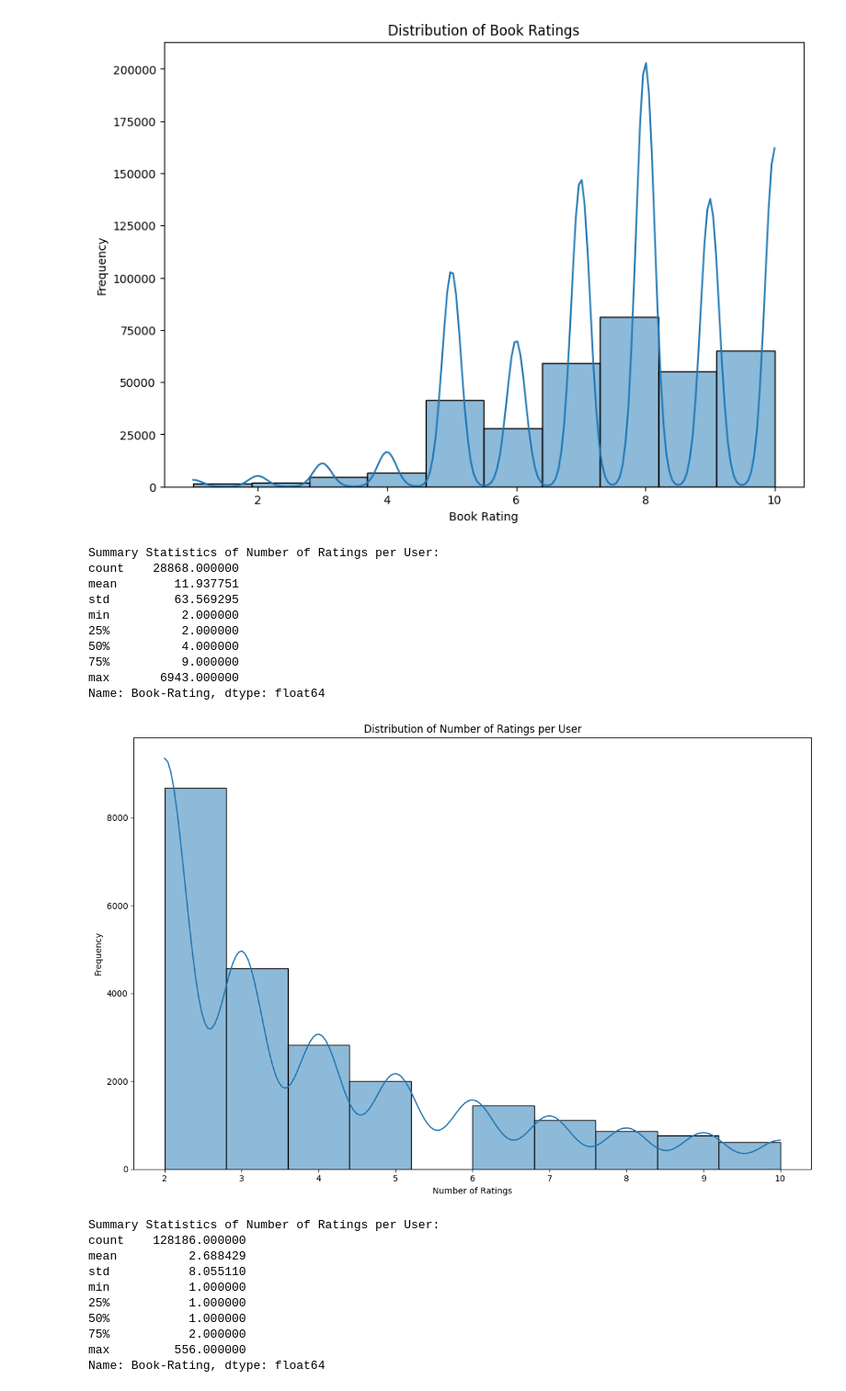
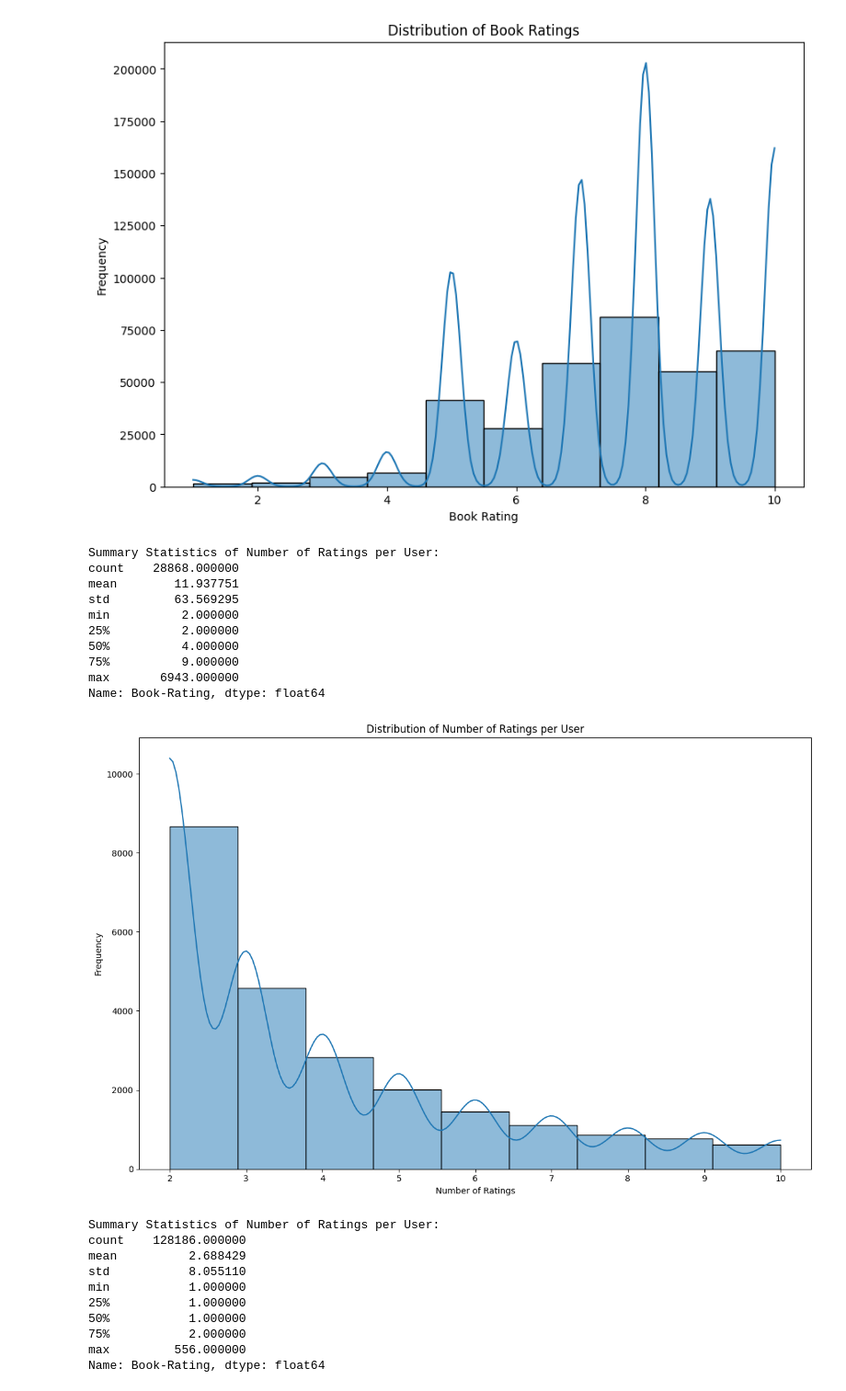
Before and after one commit to Marina-01/ComputingBooks, a Jupyter notebook: tensorflowrecommend.ipynb, the cells around one changed output. Shown at 92% size. Drawn from its saved outputs; the diff is of its cells as text; code cells hidden in the pictures.

```diff
--- a/tensorflowrecommend.ipynb
+++ b/tensorflowrecommend.ipynb
@@ -128,34 +74,34 @@ plt.show()
 # %%
 # Calculate number of ratings per user
 ratings_per_user = df_selected.groupby('User-ID')['Book-Rating'].count()
 # Optionally, print summary statistics
 print("Summary Statistics of Number of Ratings per User:")
 print(ratings_per_user.describe())
 
 
 # Filter out extreme outliers (e.g., users with more than 100 ratings)
 ratings_per_user = ratings_per_user[ratings_per_user <= 10]
 
 # Plot histogram with adjusted bins and KDE
 plt.figure(figsize=(12, 8))
-sns.histplot(ratings_per_user, bins=10, kde=True)
+sns.histplot(ratings_per_user, bins=9, kde=True)
 plt.title('Distribution of Number of Ratings per User')
 plt.xlabel('Number of Ratings')
 plt.ylabel('Frequency')
 plt.tight_layout()
 plt.show()
 # %% [output]
 Summary Statistics of Number of Ratings per User:
 count    28868.000000
 mean        11.937751
 std         63.569295
 min          2.000000
 25%          2.000000
 50%          4.000000
 75%          9.000000
 max       6943.000000
 Name: Book-Rating, dtype: float64
-[figure, old version]
+[figure, new version]
 # %%
 
 # Calculate number of ratings per book
```
Also changed, not shown: parts of 14 cells of this notebook.
